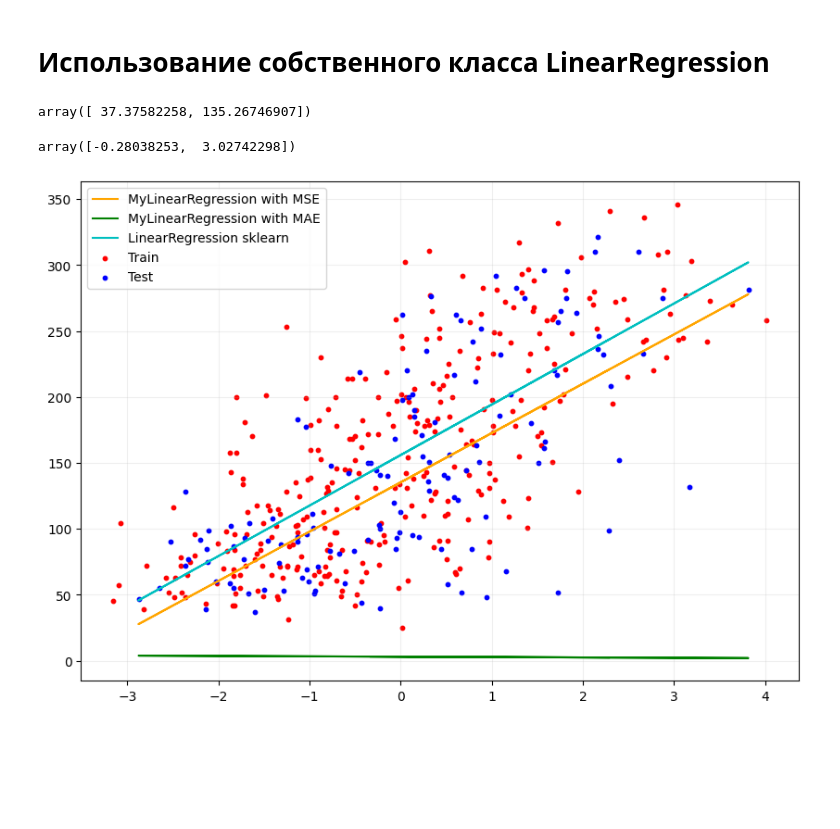
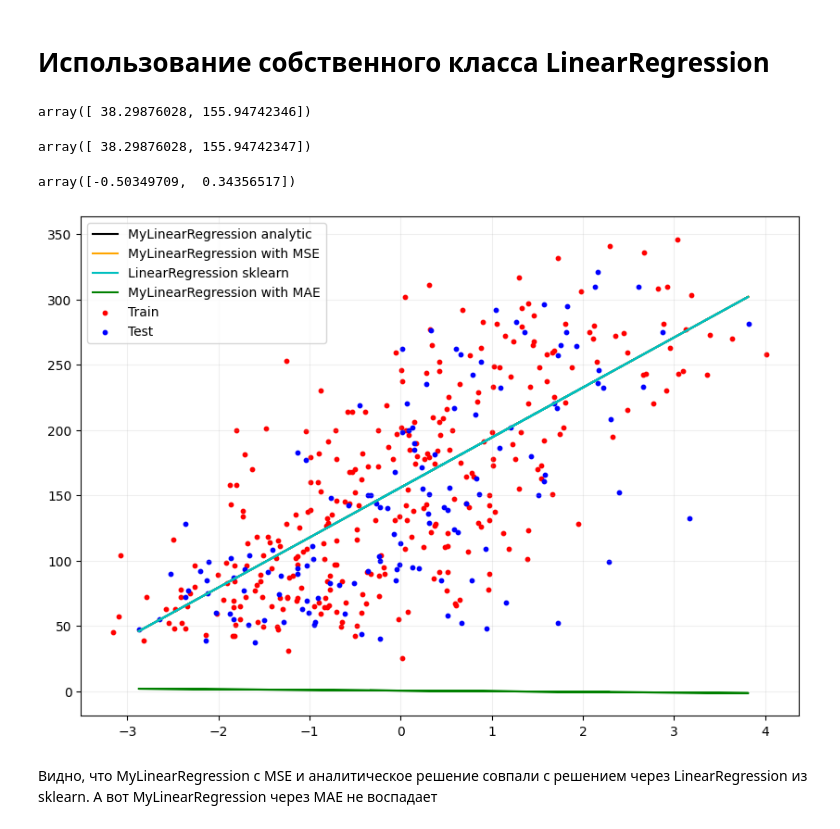
Before and after one commit to kudrmax/machine-learning, a Jupyter notebook: hse-miem/hse-miem-hw/hw2/task.ipynb, the cells around one changed output. Drawn from its saved outputs; the diff is of its cells as text; code cells hidden in the pictures; blank space fills up the shorter version.

```diff
--- a/hse-miem/hse-miem-hw/hw2/task.ipynb
+++ b/hse-miem/hse-miem-hw/hw2/task.ipynb
@@ -108,22 +108,22 @@ class MyLinearRegression:
     def __init__(self):
         self.w = None
 
-    # def fit_analytic(self, X, y, lr=0.01, max_iter=100):
-    #     """
-    #     Метод для вычисления весов
-    #
-    #     Parameters
-    #     ----------
-    #     X: матрица признаков
-    #     y: вектор целевых переменных
-    #     """
-    #     X = self._change_X_shape(X)
-    #
-    #     self.w = np.linalg.inv(X.T @ X) @ X.T @ y
-    #
-    #     return self
+    def fit_analytic(self, X, y, lr=0.01, max_iter=100):
+        """
+        Метод для вычисления весов
 
-    def fit(self, X, y, type='MSE', lr=0.01, max_iter=100):
+        Parameters
+        ----------
+        X: матрица признаков
+        y: вектор целевых переменных
+        """
+        X = self._change_X_shape(X)
+
+        self.w = np.linalg.inv(X.T @ X) @ X.T @ y
+
+        return self
+
+    def fit(self, X, y, type='MSE', lr=0.01, max_iter=1000):
         """
         Метод для вычисления весов
 
@@ -211,6 +211,18 @@ class MyLinearRegression:
         return np.hstack((X, np.ones((X.shape[0], 1))))
 # %% [markdown]
 # Использование собственного класса LinearRegression
+# %%
+# аналитическое решение
+
+clf = MyLinearRegression()
+
+clf.fit(X_train, y_train, type='MSE')
+y_pred_analytic = clf.predict(X_test)
+
+weight_analytic = clf.get_weights()
+weight_analytic
+# %% [output]
+array([ 38.29876028, 155.94742346])
 # %%
 # MSE
 
@@ -222,7 +234,7 @@ y_pred_MSE = clf.predict(X_test)
 weight_MSE = clf.get_weights()
 weight_MSE
 # %% [output]
-array([ 37.37582258, 135.26746907])
+array([ 38.29876028, 155.94742347])
 # %%
 # MAE
 
@@ -234,7 +246,7 @@ y_pred_MAE = clf.predict(X_test)
 weight_MAE = clf.get_weights()
 weight_MAE
 # %% [output]
-array([-0.28038253,  3.02742298])
+array([-0.50349709,  0.34356517])
 # %%
 # sklearn
 
@@ -247,25 +259,28 @@ y_pred_sklearn = clf.predict(X_test)
 # %%
 import matplotlib.pyplot as plt
 
 
 def get_line(weight, x):
     return weight[0] * x + weight[1]
 
 
 plt.figure(figsize=(10, 7))
 
+plt.plot(X_test, y_pred_analytic, label='MyLinearRegression analytic', c='k')
 plt.plot(X_test, y_pred_MSE, label='MyLinearRegression with MSE', c='orange')
+plt.plot(X_test, y_pred_sklearn, label='LinearRegression sklearn', c='c')
 plt.plot(X_test, y_pred_MAE, label='MyLinearRegression with MAE', c='g')
-plt.plot(X_test, y_pred_sklearn, label='LinearRegression sklearn', c='c')
 
 plt.scatter(X_train, y_train, label='Train', c='r', s=10)
 plt.scatter(X_test, y_test, label='Test', c='b', s=10)
 
 # plt.scatter(X_test, y_pred_MSE, label='Predicted MSE', c='y')
 # plt.scatter(X_test, y_pred_MAE, label='Predicted MAE', c='y')
 
 plt.grid(alpha=0.2)
 plt.legend()
 plt.show()
 # %% [output]
-[figure, old version]
+[figure, new version]
+# %% [markdown]
+Видно, что MyLinearRegression с MSE и аналитическое решение совпали с решением через LinearRegression из sklearn. А вот MyLinearRegression через MAE не воспадает
```
